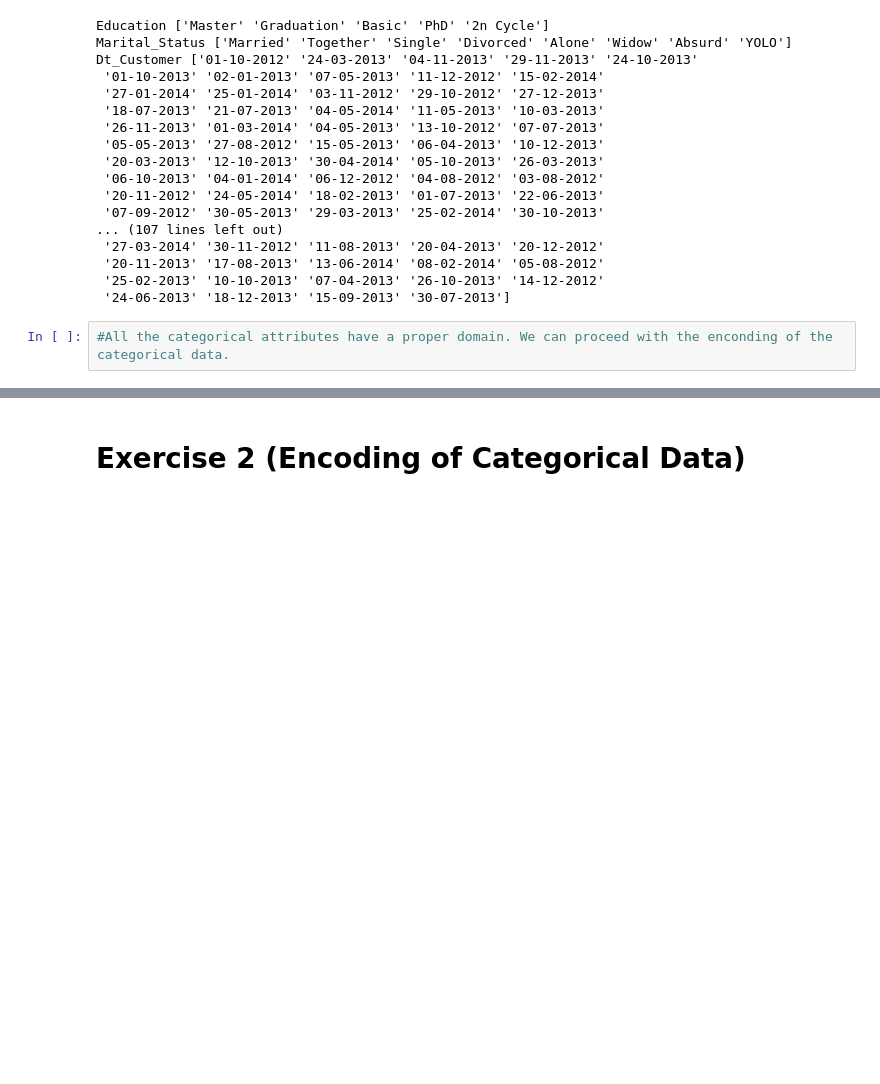
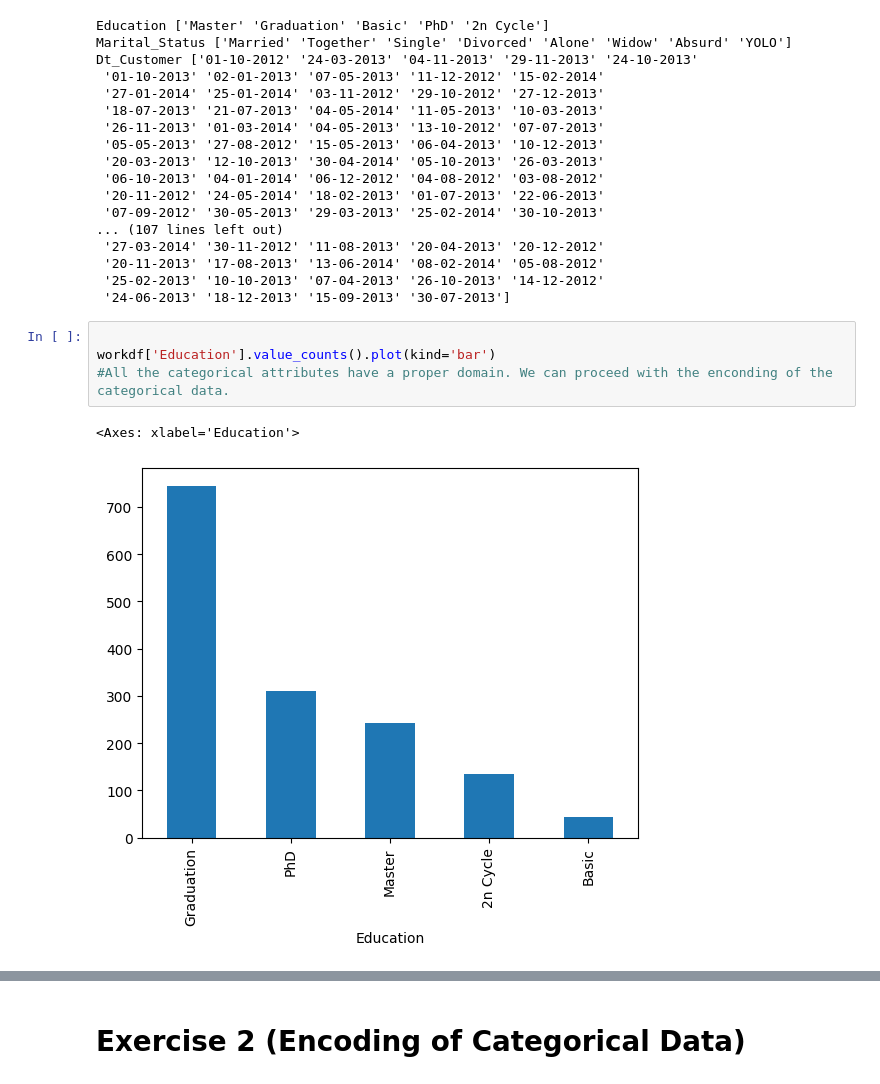
Before and after one commit to mattiaottoborgo/HW_PCA, a Jupyter notebook: HW_PCA.ipynb, the cells around one changed output, grey strips where cells are left out. Drawn from its saved outputs; the diff is of its cells as text; blank space fills up the shorter version.

```diff
--- a/HW_PCA.ipynb
+++ b/HW_PCA.ipynb
@@ -116,4 +123,9 @@ Dt_Customer ['01-10-2012' '24-03-2013' '04-11-2013' '29-11-2013' '24-10-2013'
  '25-02-2013' '10-10-2013' '07-04-2013' '26-10-2013' '14-12-2012'
  '24-06-2013' '18-12-2013' '15-09-2013' '30-07-2013']
 # %%
+
+workdf['Education'].value_counts().plot(kind='bar')
 #All the categorical attributes have a proper domain. We can proceed with the enconding of the categorical data.
+# %% [output]
+<Axes: xlabel='Education'>
+[figure, added]
```
Also changed, not shown: parts of 19 cells of this notebook, 1 other file.
